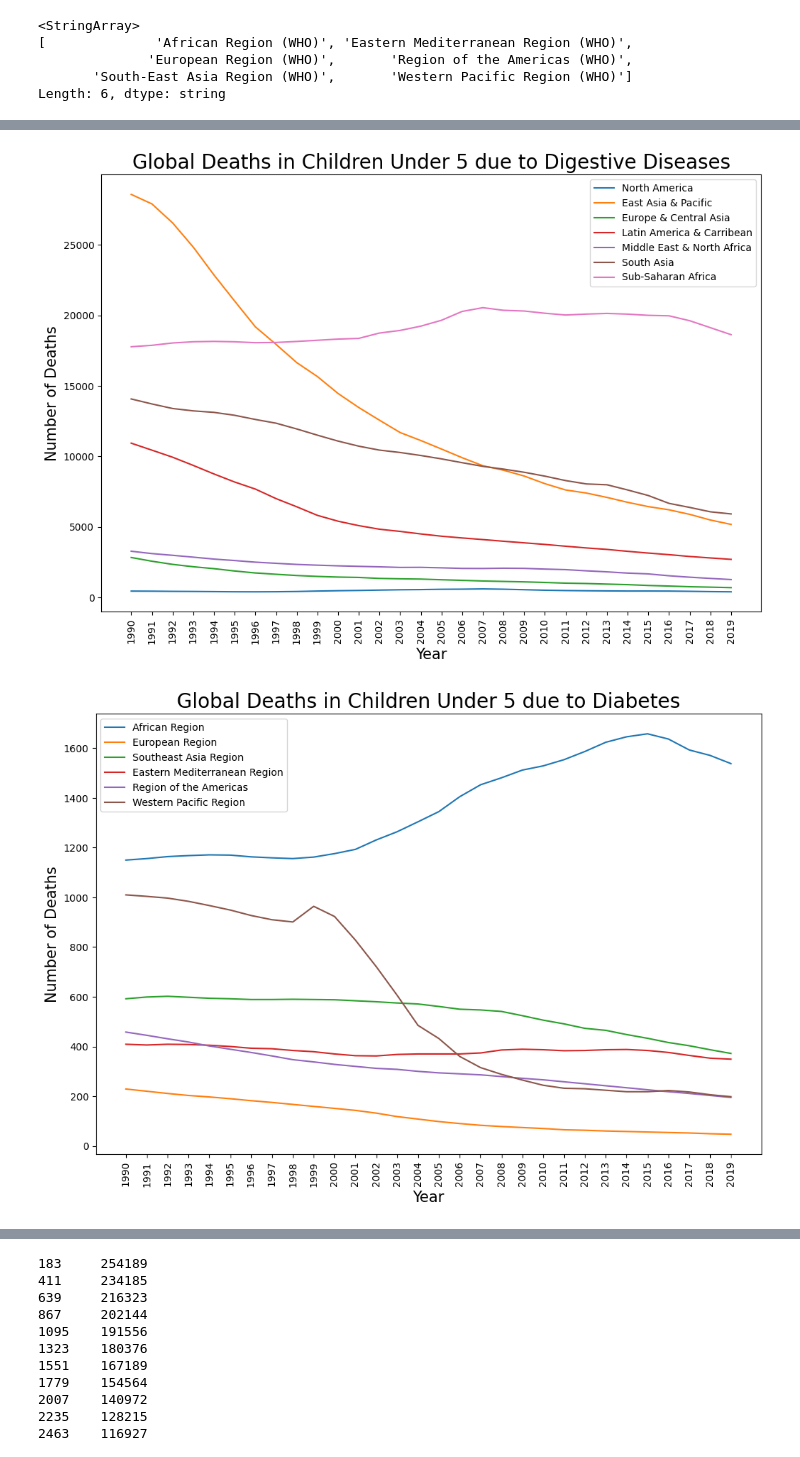
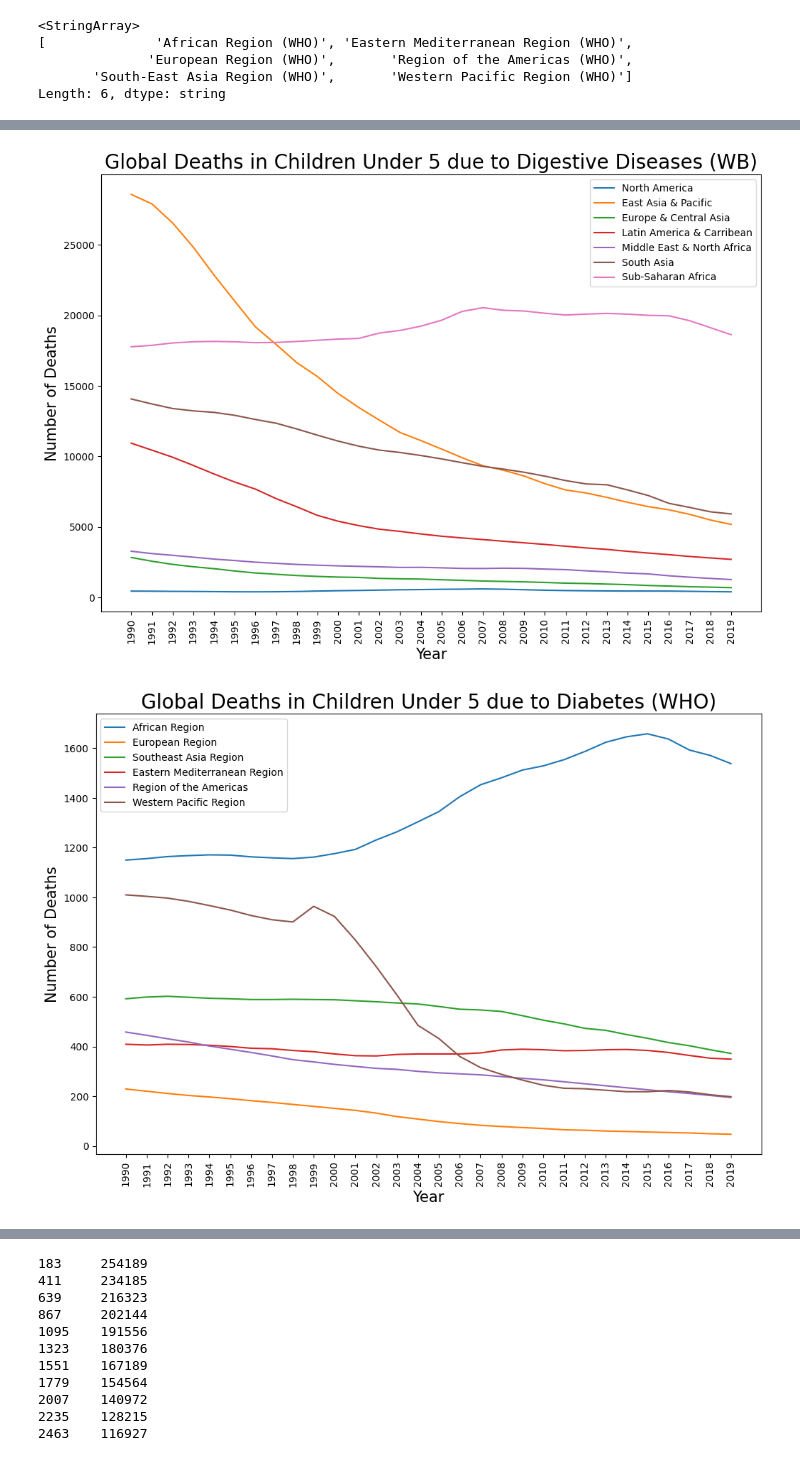
Before and after one commit to dantrainor9/Causes-of-Death, a Jupyter notebook: Causes_of_Death.ipynb, the cells around one changed output, grey strips where cells are left out. Cells and saved outputs as stored; diff of their text form; code cells hidden in the pictures.

```diff
--- a/Causes_of_Death.ipynb
+++ b/Causes_of_Death.ipynb
@@ -245,20 +245,20 @@ plt.legend();
 # %%
 #visualizing deaths over time due to Digestive diseases in all World Bank regions
 plt.figure(figsize=(12,8))
 plt.plot(na_wb_df['Year'],na_wb_df['Deaths - Digestive diseases - Sex: Both - Age: Under 5 (Number)'],label='North America')
 plt.plot(eap_wb_df['Year'],eap_wb_df['Deaths - Digestive diseases - Sex: Both - Age: Under 5 (Number)'],label='East Asia & Pacific')
 plt.plot(eca_wb_df['Year'],eca_wb_df['Deaths - Digestive diseases - Sex: Both - Age: Under 5 (Number)'],label='Europe & Central Asia')
 plt.plot(lac_wb_df['Year'],lac_wb_df['Deaths - Digestive diseases - Sex: Both - Age: Under 5 (Number)'],label='Latin America & Carribean')
 plt.plot(mena_wb_df['Year'],mena_wb_df['Deaths - Digestive diseases - Sex: Both - Age: Under 5 (Number)'],label='Middle East & North Africa')
 plt.plot(sa_wb_df['Year'],sa_wb_df['Deaths - Digestive diseases - Sex: Both - Age: Under 5 (Number)'],label='South Asia')
 plt.plot(ssa_wb_df['Year'],ssa_wb_df['Deaths - Digestive diseases - Sex: Both - Age: Under 5 (Number)'],label='Sub-Saharan Africa')
-plt.title('Global Deaths in Children Under 5 due to Digestive Diseases',fontsize=20)
+plt.title('Global Deaths in Children Under 5 due to Digestive Diseases (WB)',fontsize=20)
 plt.ylabel('Number of Deaths',fontsize=15)
 plt.xlabel('Year',fontsize=15)
 plt.xticks(rotation=90)
 plt.legend();
 # %% [output]
-[figure, old version]
+[figure, new version]
 # %%
 #visualizing deaths over time due to Diabetes in all World Health Organization regions
 plt.figure(figsize=(12,8))
@@ -268,13 +268,13 @@ plt.plot(sear_who_df['Year'],sear_who_df['Deaths - Diabetes mellitus - Sex: Both
 plt.plot(emr_who_df['Year'],emr_who_df['Deaths - Diabetes mellitus - Sex: Both - Age: Under 5 (Number)'],label='Eastern Mediterranean Region')
 plt.plot(ra_who_df['Year'],ra_who_df['Deaths - Diabetes mellitus - Sex: Both - Age: Under 5 (Number)'],label='Region of the Americas')
 plt.plot(wpr_who_df['Year'],wpr_who_df['Deaths - Diabetes mellitus - Sex: Both - Age: Under 5 (Number)'],label='Western Pacific Region')
-plt.title('Global Deaths in Children Under 5 due to Diabetes',fontsize=20)
+plt.title('Global Deaths in Children Under 5 due to Diabetes (WHO)',fontsize=20)
 plt.ylabel('Number of Deaths',fontsize=15)
 plt.xlabel('Year',fontsize=15)
 plt.xticks(rotation=90)
 plt.legend();
 # %% [output]
-[figure, old version]
+[figure, new version]
 # %%
 #visualizing deaths over time due to Diabetes in all World Bank regions
 plt.figure(figsize=(12,8))
```
Also changed, not shown: parts of 4 cells of this notebook.
